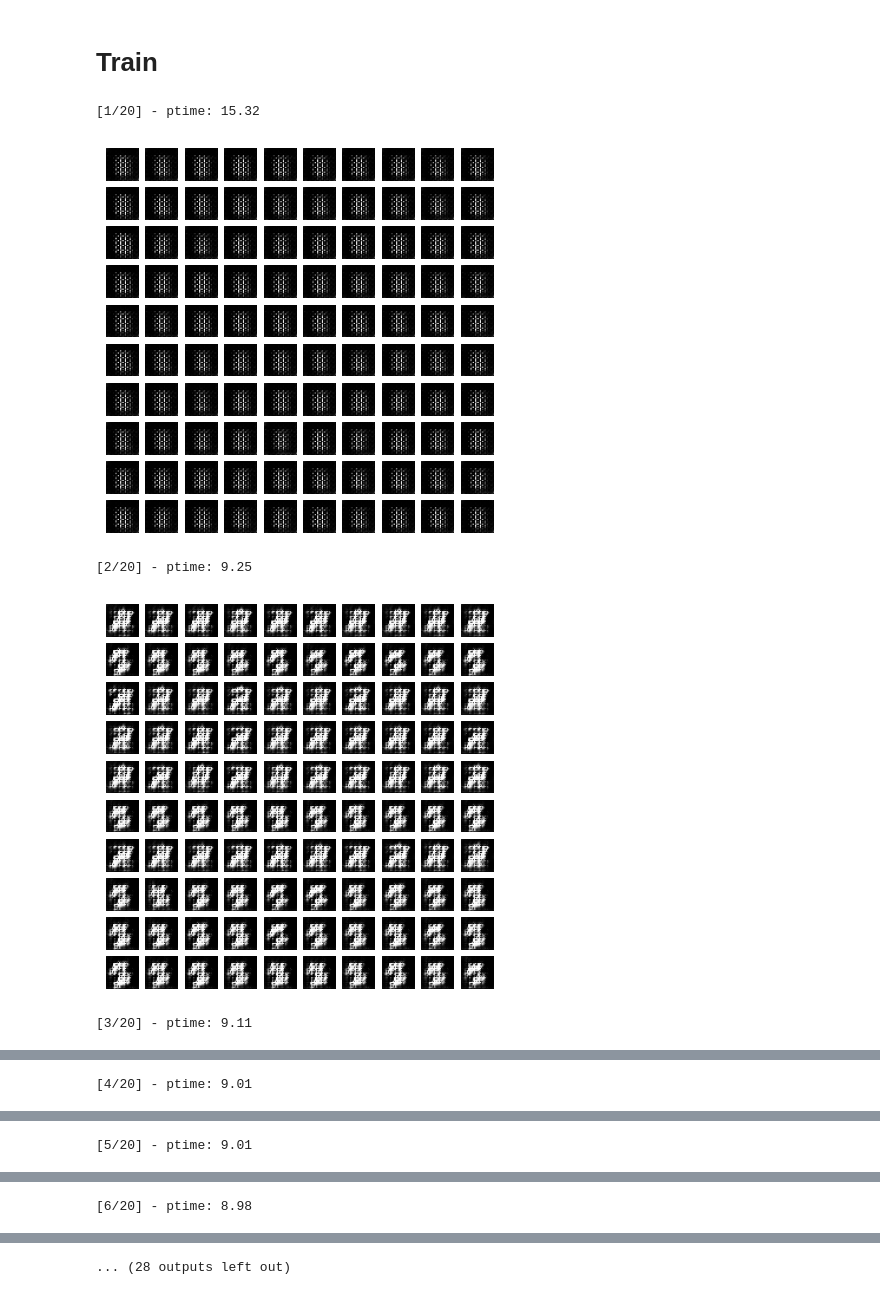
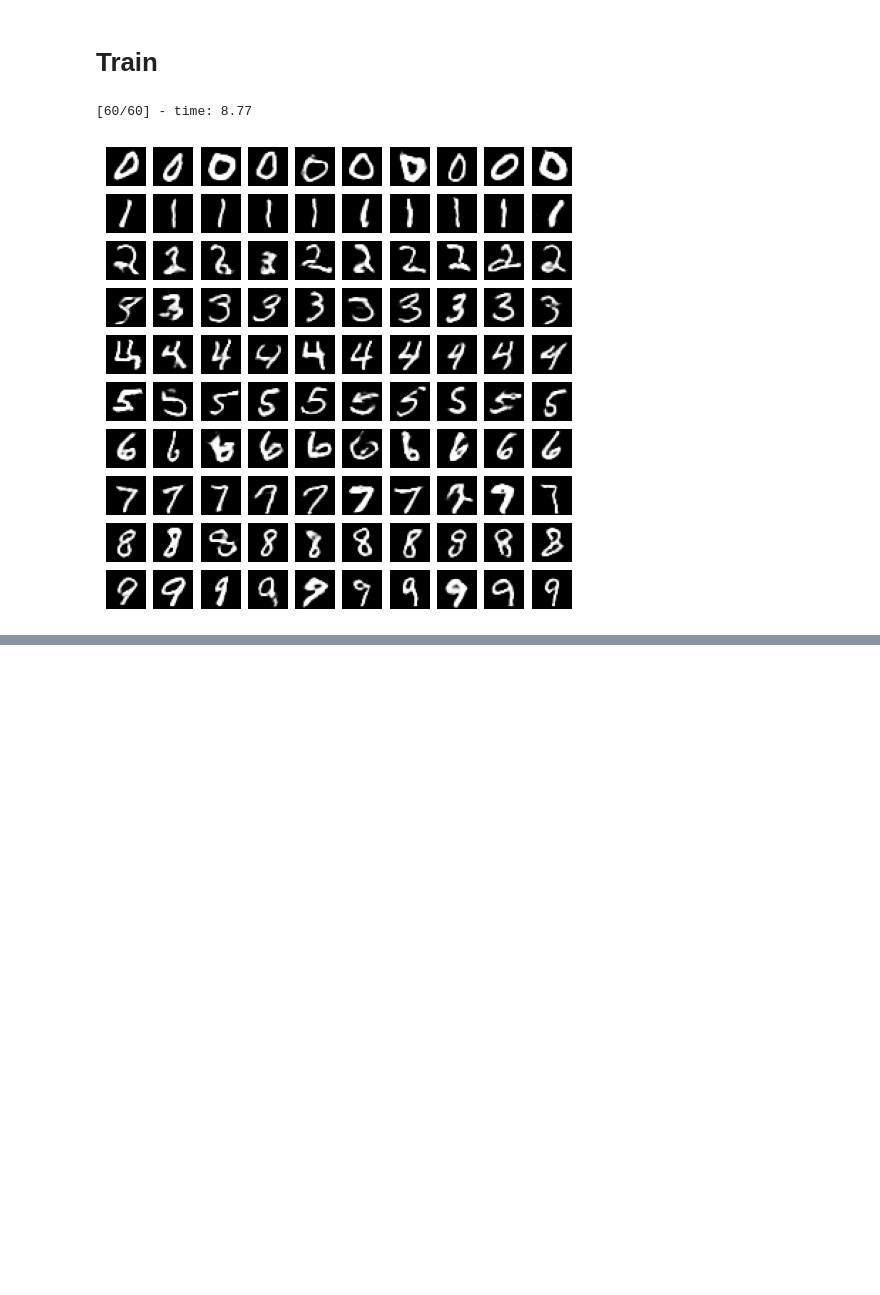
Before and after one commit to potapov-dm/numbers_generation_cDCGAN, a Jupyter notebook: cDCGAN_MNIST_TF.ipynb, the cells around one changed output, grey strips where cells are left out. Saved outputs shown, nothing was run; the diff lists cells and outputs as text; code cells hidden in the pictures; blank space fills up the shorter version.

Commit message:
add LeakyReLU for generator layers, increased epochs num and test images batch and some other upgrades

```diff
--- a/cDCGAN_MNIST_TF.ipynb
+++ b/cDCGAN_MNIST_TF.ipynb
@@ -120,3 +109,23 @@ def generator_loss(fake_output):
+# %%
+def discriminator_loss(real_output, fake_output):
+  shape_real = tf.shape(real_output)
+  random_tensor_ones = tf.random.uniform(shape_real, minval=0.85, maxval=1.05)
+  smooth_ones = tf.ones_like(real_output) * random_tensor_ones
+
+  shape_fake = tf.shape(fake_output)
+  random_tensor_zeros = tf.random.uniform(shape_fake, minval=0, maxval=0.1)
+  smooth_zeros = tf.zeros_like(fake_output) + random_tensor_zeros
+
+  real_loss = cross_entropy(smooth_ones, real_output)
+  fake_loss = cross_entropy(smooth_zeros, fake_output)
+
+  return real_loss + fake_loss
+
+def generator_loss(fake_output):
+  shape_fake = tf.shape(fake_output)
+  random_tensor = tf.random.uniform(shape_fake, minval=0.85, maxval=1.05)
+  smooth_ones = tf.ones_like(fake_output) * random_tensor
+  return cross_entropy(smooth_ones, fake_output)
 # %% [markdown]
 # Train
 # %%
@@ -169 +150,17 @@ def train(dataset, epochs):
+# %%
+def train(dataset, epochs):
+  for epoch in range(epochs):
+    start_time = time.time()
+    if(epoch+1) == 55:
+      generator_optimizer.learning_rate.assign(generator_optimizer.learning_rate / 10.0)
+      discriminator_optimizer.learning_rate.assign(discriminator_optimizer.learning_rate / 10.0)
+      print("\nlearning rate change!")
+
+    for image_batch, label_batch in train_dataset:
+      train_step(image_batch, label_batch)
+
+    # Produce images for the GIF as you go
+    display.clear_output(wait=True)
+    print('[%d/%d] - time: %.2f' % ((epoch + 1), epochs, time.time() - start_time))
+    generate_and_save_images(generator, epoch + 1, SEED, SEED_LABELS)
 # %%
@@ -182,18 +177,16 @@ NOISE_DIM = 100
+# %%
+LEARNING_RATE = 0.0002
+EPOCHS = 60
 # %%
 generator = make_generator_model()
 discriminator = make_discriminator_model()
 
 cross_entropy = tf.keras.losses.BinaryCrossentropy(from_logits=True)
 
 generator_optimizer = tf.keras.optimizers.Adam(LEARNING_RATE)
-discriminator_optimizer = tf.keras.optimizers.Adam(LEARNING_RATE) #SGD
-
-losses_temp = {"disc": [], "gen": []}
+discriminator_optimizer = tf.keras.optimizers.Adam(LEARNING_RATE)
 
 train(train_dataset, EPOCHS)
 # %% [output]
-[1/20] - ptime: 15.32
+[60/60] - time: 8.77
-[figure, old version]
+[figure, new version]
-[2/20] - ptime: 9.25
-[figure, removed]
-[3/20] - ptime: 9.11
@@ -201 +192,0 @@ train(train_dataset, EPOCHS)
-[4/20] - ptime: 9.01
@@ -203 +192,0 @@ train(train_dataset, EPOCHS)
-[5/20] - ptime: 9.01
@@ -205 +192,0 @@ train(train_dataset, EPOCHS)
-[6/20] - ptime: 8.98
@@ -207 +192,0 @@ train(train_dataset, EPOCHS)
-... (28 outputs left out)
```
Also changed, not shown: parts of 15 cells of this notebook.
